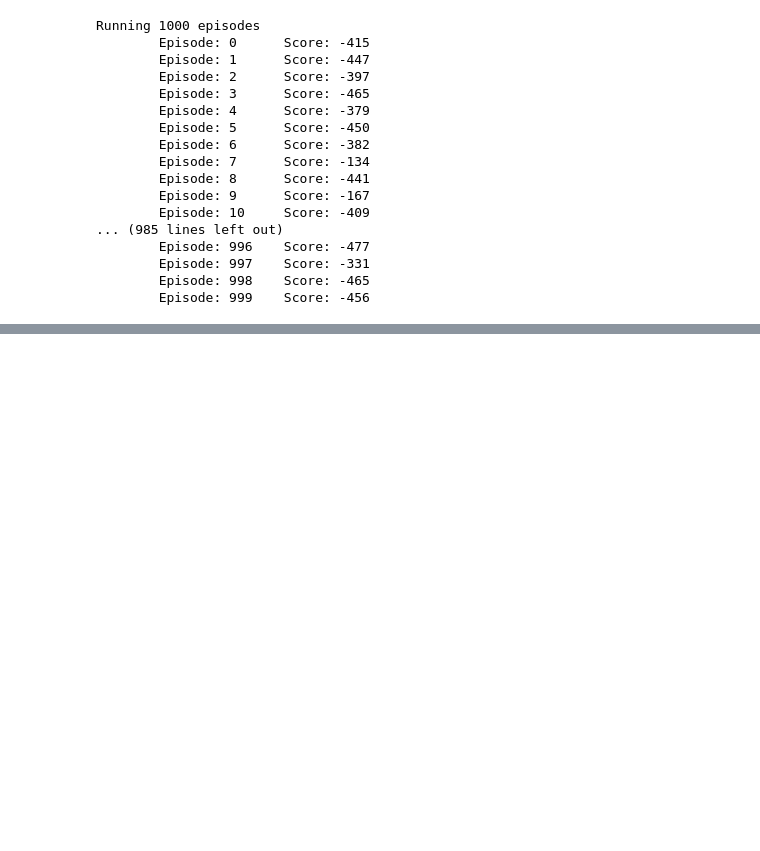
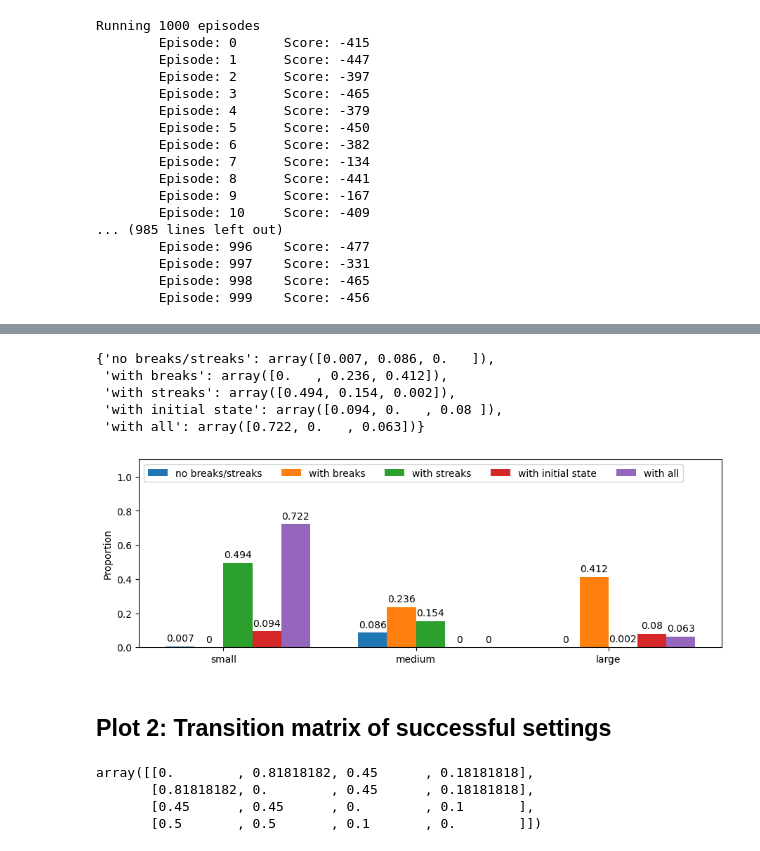
Before and after one commit to seemabaddam/cs6795-project, a Jupyter notebook: MDP test.ipynb, the cells around one changed output, grey strips where cells are left out. Cells and saved outputs as stored; diff of their text form; code cells hidden in the pictures; blank space fills up the shorter version.

```diff
--- a/MDP test.ipynb
+++ b/MDP test.ipynb
@@ -860,0 +761,54 @@ plt.show()
+# %%
+barx = ["small", "medium", "large"]
+
+labels = ["no breaks/streaks", "with breaks", "with streaks", "with initial state", "with all"]
+
+n_episodes=1000
+bary = np.c_[bary1, bary2, bary3, bary4, bary5].T/n_episodes
+
+ymax = np.ceil(bary.max()*1.2)
+bary = {i:j for i,j in zip(labels, bary)}
+bary
+# %% [output]
+{'no breaks/streaks': array([0.007, 0.086, 0.   ]),
+ 'with breaks': array([0.   , 0.236, 0.412]),
+ 'with streaks': array([0.494, 0.154, 0.002]),
+ 'with initial state': array([0.094, 0.   , 0.08 ]),
+ 'with all': array([0.722, 0.   , 0.063])}
+# %%
+import matplotlib.pyplot as plt
+import numpy as np
+
+species = barx
+penguin_means = bary
+x = np.arange(len(species))  # the label locations
+width = 0.15  # the width of the bars
+multiplier = 0
+
+fig, ax = plt.subplots(layout='constrained', figsize=(9,3))
+
+for attribute, measurement in penguin_means.items():
+    offset = width * multiplier
+    rects = ax.bar(x + offset - width/2, measurement, width, label=attribute)
+    ax.bar_label(rects, padding=3)
+    multiplier += 1
+
+# Add some text for labels, title and custom x-axis tick labels, etc.
+ax.set_ylabel('Proportion')
+# ax.set_title('Number of tasks completed')
+ax.set_xticks(x + width, species)
+ax.legend(loc='upper left', ncols=5)
+ax.set_ylim(0, 1.1)
+
+plt.show()
+# %% [output]
+[figure, added]
+# %% [markdown]
+## Plot 2:  Transition matrix of successful settings
+# %%
+episode.mdp.transitions[1]
+# %% [output]
+array([[0.        , 0.81818182, 0.45      , 0.18181818],
+       [0.81818182, 0.        , 0.45      , 0.18181818],
+       [0.45      , 0.45      , 0.        , 0.1       ],
+       [0.5       , 0.5       , 0.1       , 0.        ]])
```
Also changed, not shown: parts of 35 cells of this notebook.
